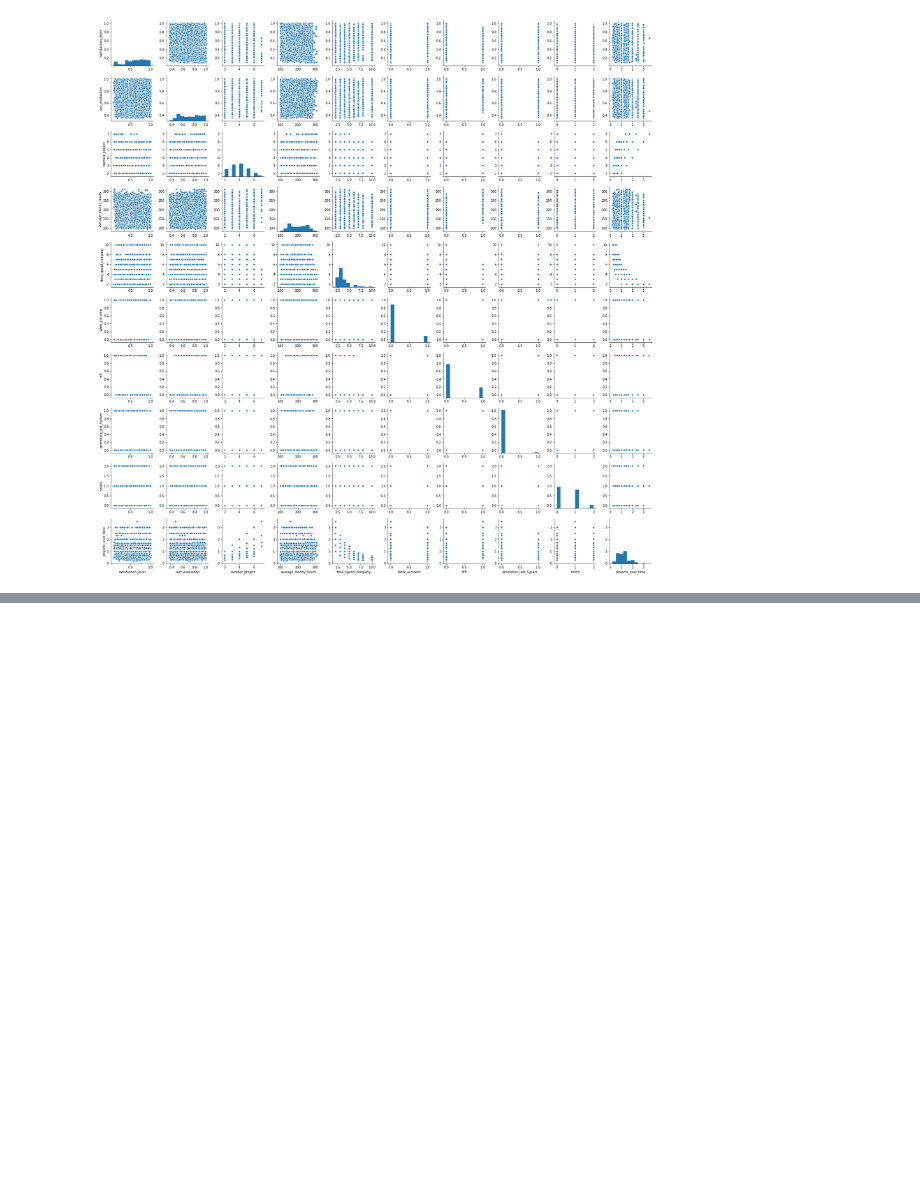
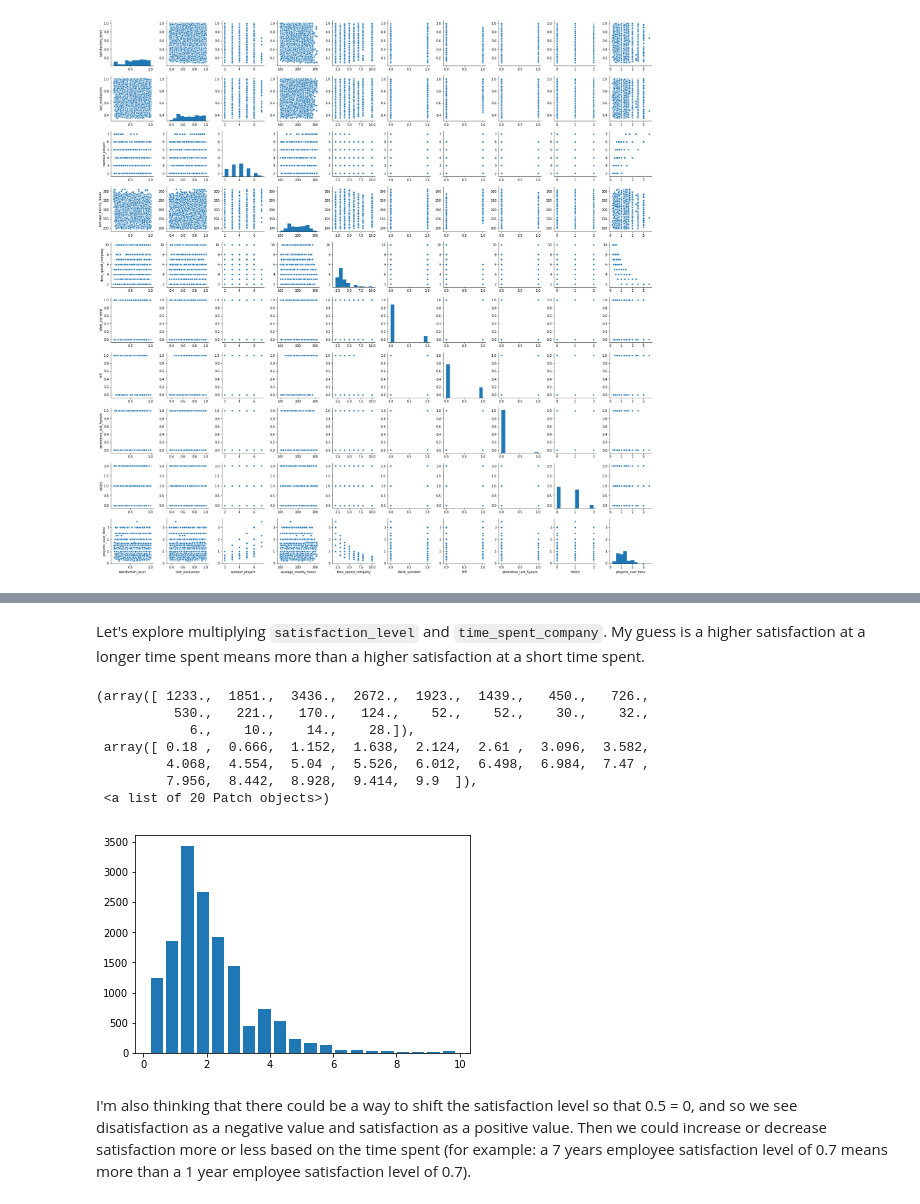
Before and after one commit to giancarlo-garbagnati/employeeretention-ml, a Jupyter notebook: ipynotebooks/hr-employeeretention.ipynb, the cells around one changed output, grey strips where cells are left out. Cells and saved outputs as stored; diff of their text form; code cells hidden in the pictures; blank space fills up the shorter version.

```diff
--- a/ipynotebooks/hr-employeeretention.ipynb
+++ b/ipynotebooks/hr-employeeretention.ipynb
@@ -305,0 +328,24 @@ sns.pairplot(df[df_pp_vars])
+# %%
+df.columns = ['satisfaction_level', 'last_evaluation', 'number_project',
+       'average_monthly_hours', 'time_spent_company', 'Work_accident', 'left',
+       'promotion_last_5years', 'salary', 'dept_IT', 'dept_RandD',
+       'dept_accounting', 'dept_hr', 'dept_management', 'dept_marketing',
+       'dept_product_mng', 'dept_sales', 'dept_support', 'dept_technical',
+       'projects_over_time', 'approx_earned']
+# %% [markdown]
+Let's explore multiplying `satisfaction_level` and `time_spent_company`. My guess is a higher satisfaction at a longer time spent means more than a higher satisfaction at a short time spent.
+# %%
+df['satisfaction_ot'] = df['satisfaction_level']*df['time_spent_company']
+# %%
+plt.hist(df['satisfaction_ot'], bins=20, rwidth=0.8)
+# %% [output]
+(array([ 1233.,  1851.,  3436.,  2672.,  1923.,  1439.,   450.,   726.,
+          530.,   221.,   170.,   124.,    52.,    52.,    30.,    32.,
+            6.,    10.,    14.,    28.]),
+ array([ 0.18 ,  0.666,  1.152,  1.638,  2.124,  2.61 ,  3.096,  3.582,
+         4.068,  4.554,  5.04 ,  5.526,  6.012,  6.498,  6.984,  7.47 ,
+         7.956,  8.442,  8.928,  9.414,  9.9  ]),
+ <a list of 20 Patch objects>)
+[figure, added]
+# %% [markdown]
+I'm also thinking that there could be a way to shift the satisfaction level so that 0.5 = 0, and so we see disatisfaction as a negative value and satisfaction as a positive value. Then we could increase or decrease satisfaction more or less based on the time spent (for example: a 7 years employee satisfaction level of 0.7 means more than a 1 year employee satisfaction level of 0.7).
```
Also changed, not shown: parts of 13 cells of this notebook.
